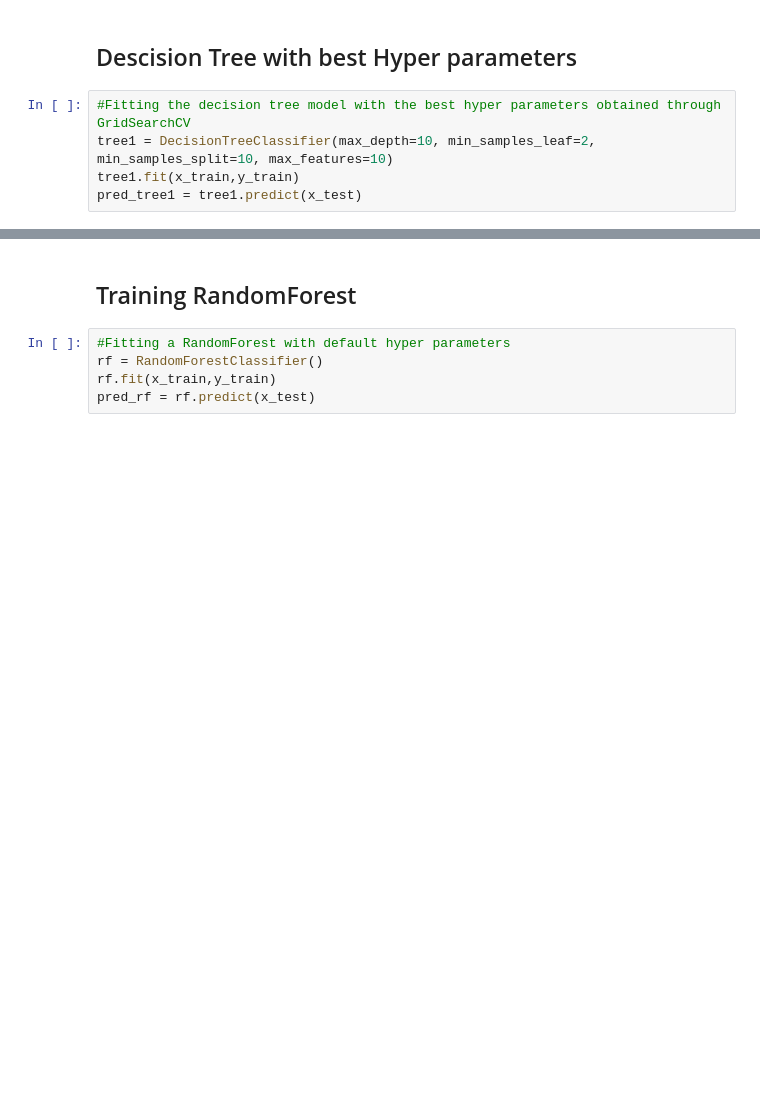
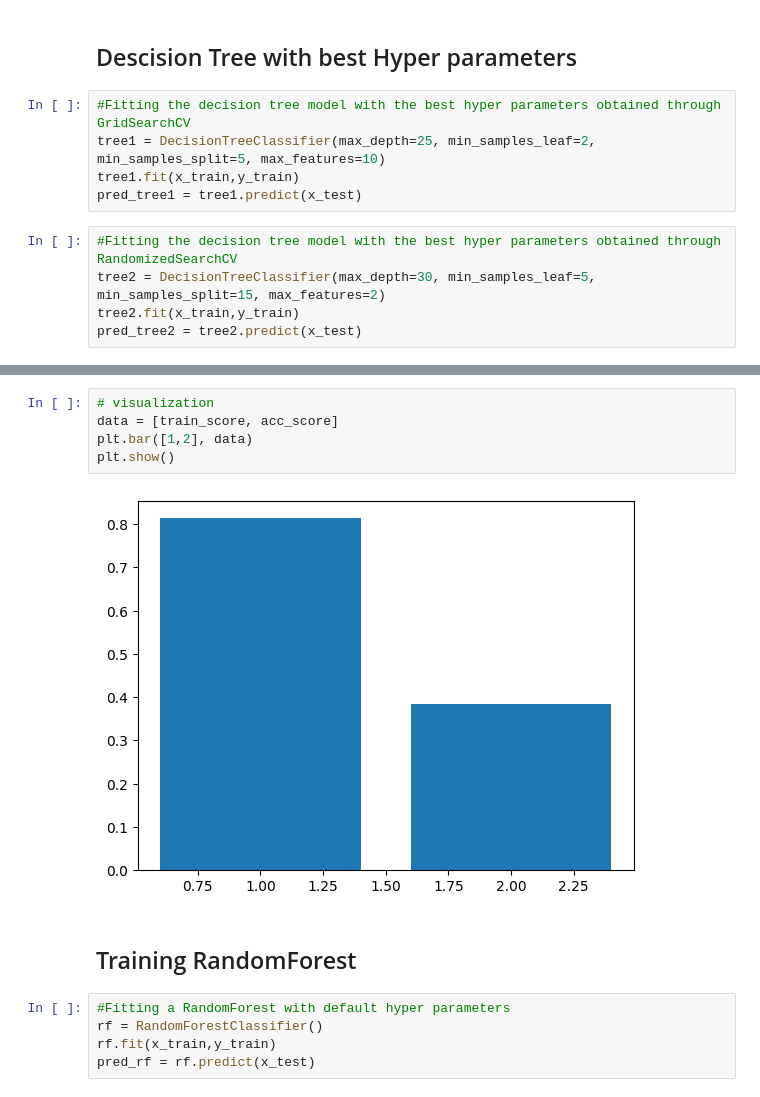
Before and after one commit to refido/tingkat-keaktifan-lembaga-kemanusiaan, a Jupyter notebook: kuis2.ipynb, the cells around one changed output, grey strips where cells are left out. Saved outputs shown, nothing was run; the diff lists cells and outputs as text; blank space fills up the shorter version.

```diff
--- a/kuis2.ipynb
+++ b/kuis2.ipynb
@@ -223,8 +273,13 @@ The best hyper parameters are:
 ## Descision Tree with best Hyper parameters
 # %%
 #Fitting the decision tree model with the best hyper parameters obtained through GridSearchCV
-tree1 = DecisionTreeClassifier(max_depth=10, min_samples_leaf=2, min_samples_split=10, max_features=10)
+tree1 = DecisionTreeClassifier(max_depth=25, min_samples_leaf=2, min_samples_split=5, max_features=10)
 tree1.fit(x_train,y_train)
 pred_tree1 = tree1.predict(x_test)
+# %%
+#Fitting the decision tree model with the best hyper parameters obtained through RandomizedSearchCV
+tree2 = DecisionTreeClassifier(max_depth=30, min_samples_leaf=5, min_samples_split=15, max_features=2)
+tree2.fit(x_train,y_train)
+pred_tree2 = tree2.predict(x_test)
 # %%
 #Checking different metrics for decision tree model after tuning the hyperparameters
@@ -240,3 +303,10 @@ Testing accuracy:  0.38461538461538464
+# %%
+# visualization
+data = [train_score, acc_score]
+plt.bar([1,2], data)
+plt.show()
+# %% [output]
+[figure, added]
 # %% [markdown]
 ## Training RandomForest
 # %%
```
Also changed, not shown: parts of 22 cells of this notebook, 1 other file.
